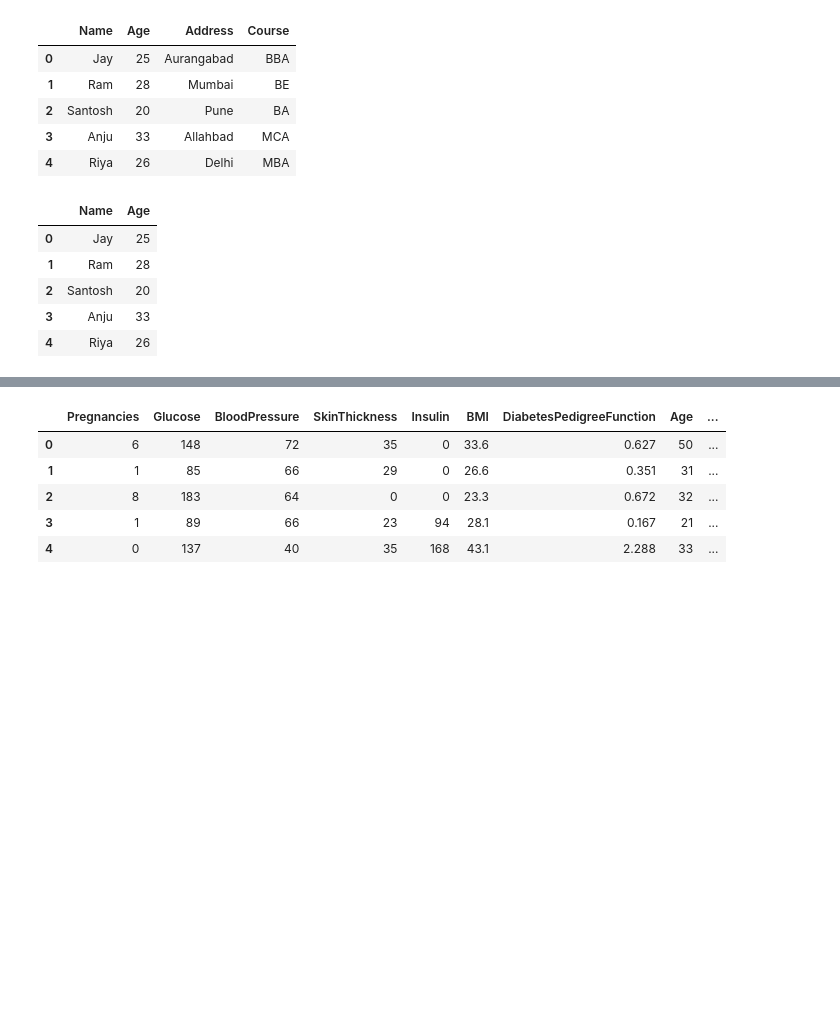
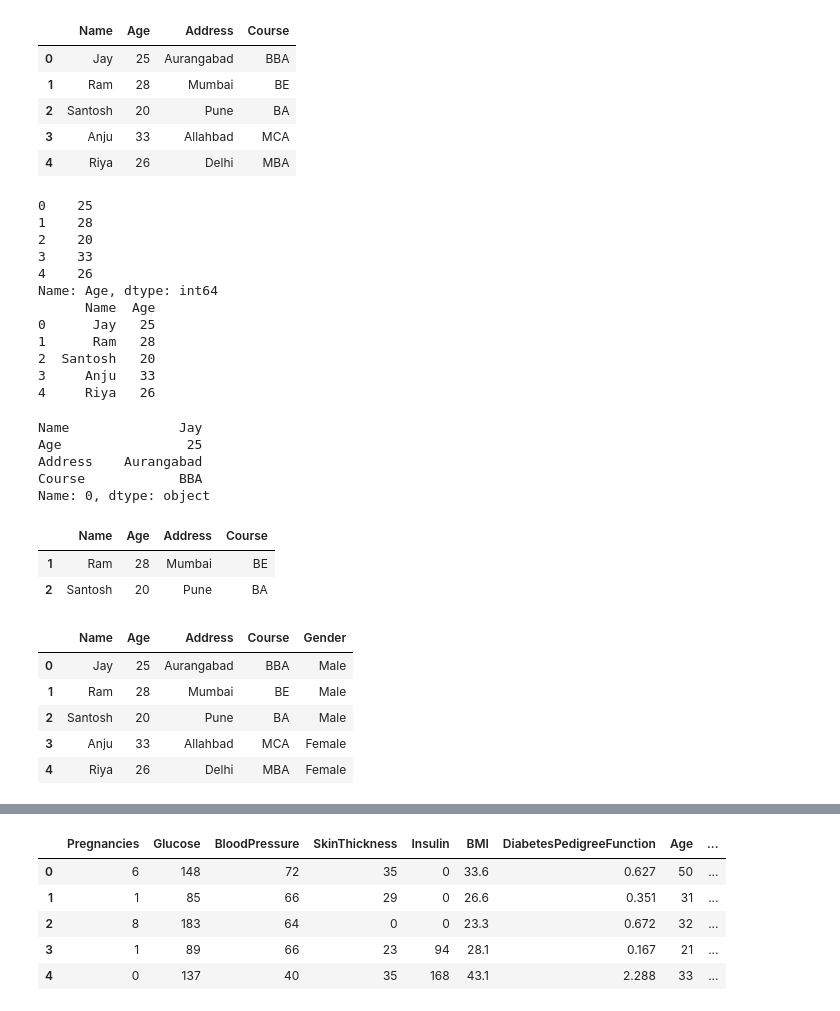
Before and after one commit to AmitSakhare/PandasTutorials, a Jupyter notebook: DataFrame.ipynb, the cells around one changed output, grey strips where cells are left out. Cells and saved outputs as stored; diff of their text form; code cells hidden in the pictures; blank space fills up the shorter version.

```diff
--- a/DataFrame.ipynb
+++ b/DataFrame.ipynb
@@ -34,12 +34,48 @@ stu
 | 3 | Anju | 33 | Allahbad | MCA |
 | 4 | Riya | 26 | Delhi | MBA |
 # %%
-#Select Name and Age Column
-stu[['Name','Age']]
+#Accessing Name and Age Column
+#single column
+print(stu['Age'])
+#Multiple column
+print(stu[['Name','Age']])
 # %% [output]
-|  | Name | Age |
-| 0 | Jay | 25 |
-| 1 | Ram | 28 |
-| 2 | Santosh | 20 |
-| 3 | Anju | 33 |
-| 4 | Riya | 26 |
+0    25
+1    28
+2    20
+3    33
+4    26
+Name: Age, dtype: int64
+      Name  Age
+0      Jay   25
+1      Ram   28
+2  Santosh   20
+3     Anju   33
+4     Riya   26
+# %%
+#loc() and iloc() function - is a indexed based selection method that we have to pass specific values of rows and columns
+
+stu.iloc[0] # accesing first rows
+# %% [output]
+Name              Jay
+Age                25
+Address    Aurangabad
+Course            BBA
+Name: 0, dtype: object
+# %%
+stu.iloc[1:3] #accessing 1st and 2nd row
+# %% [output]
+|  | Name | Age | Address | Course |
+| 1 | Ram | 28 | Mumbai | BE |
+| 2 | Santosh | 20 | Pune | BA |
+# %%
+# Add new column
+stu['Gender']=['Male','Male','Male','Female','Female']
+stu
+# %% [output]
+|  | Name | Age | Address | Course | Gender |
+| 0 | Jay | 25 | Aurangabad | BBA | Male |
+| 1 | Ram | 28 | Mumbai | BE | Male |
+| 2 | Santosh | 20 | Pune | BA | Male |
+| 3 | Anju | 33 | Allahbad | MCA | Female |
+| 4 | Riya | 26 | Delhi | MBA | Female |
```
Also changed, not shown: parts of 8 cells of this notebook.
